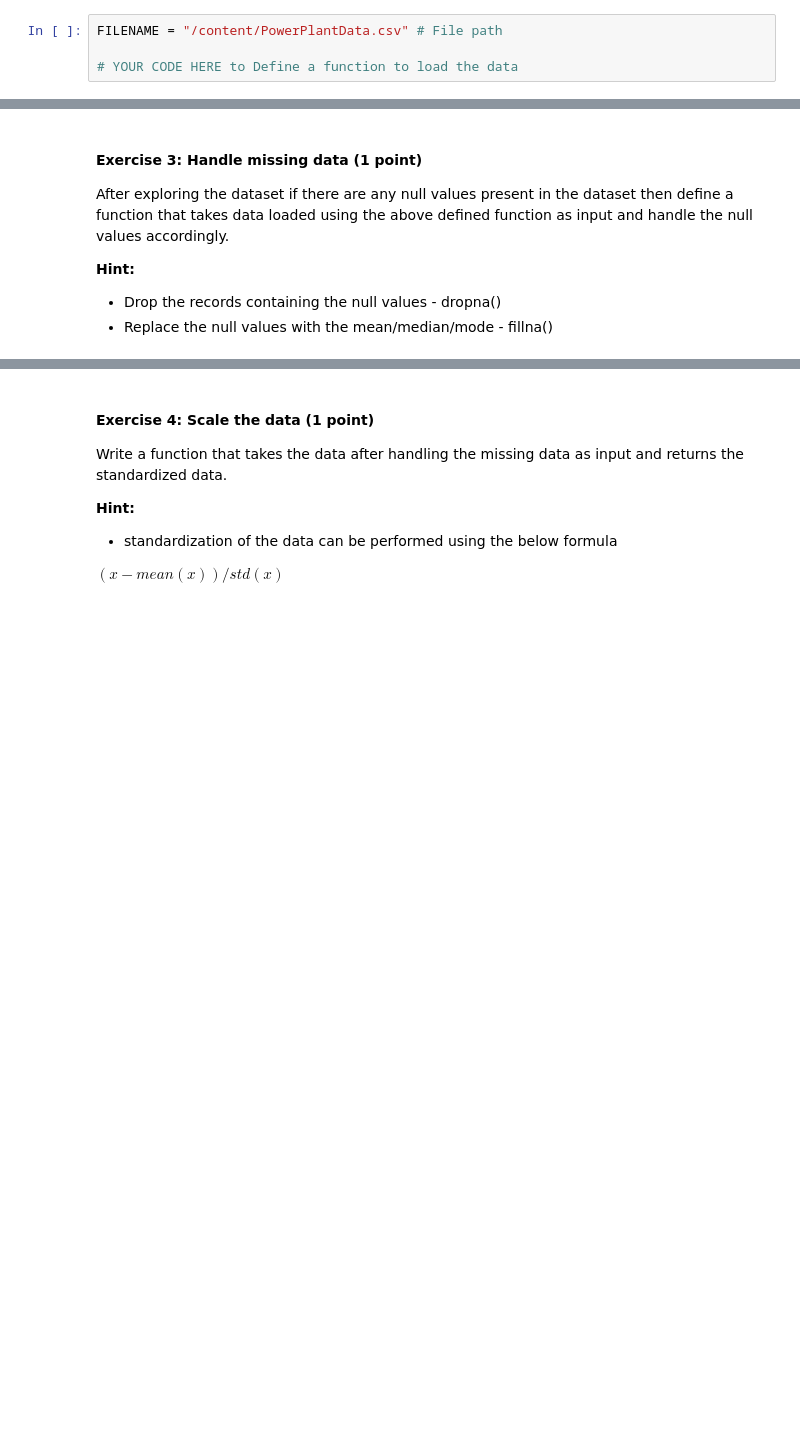
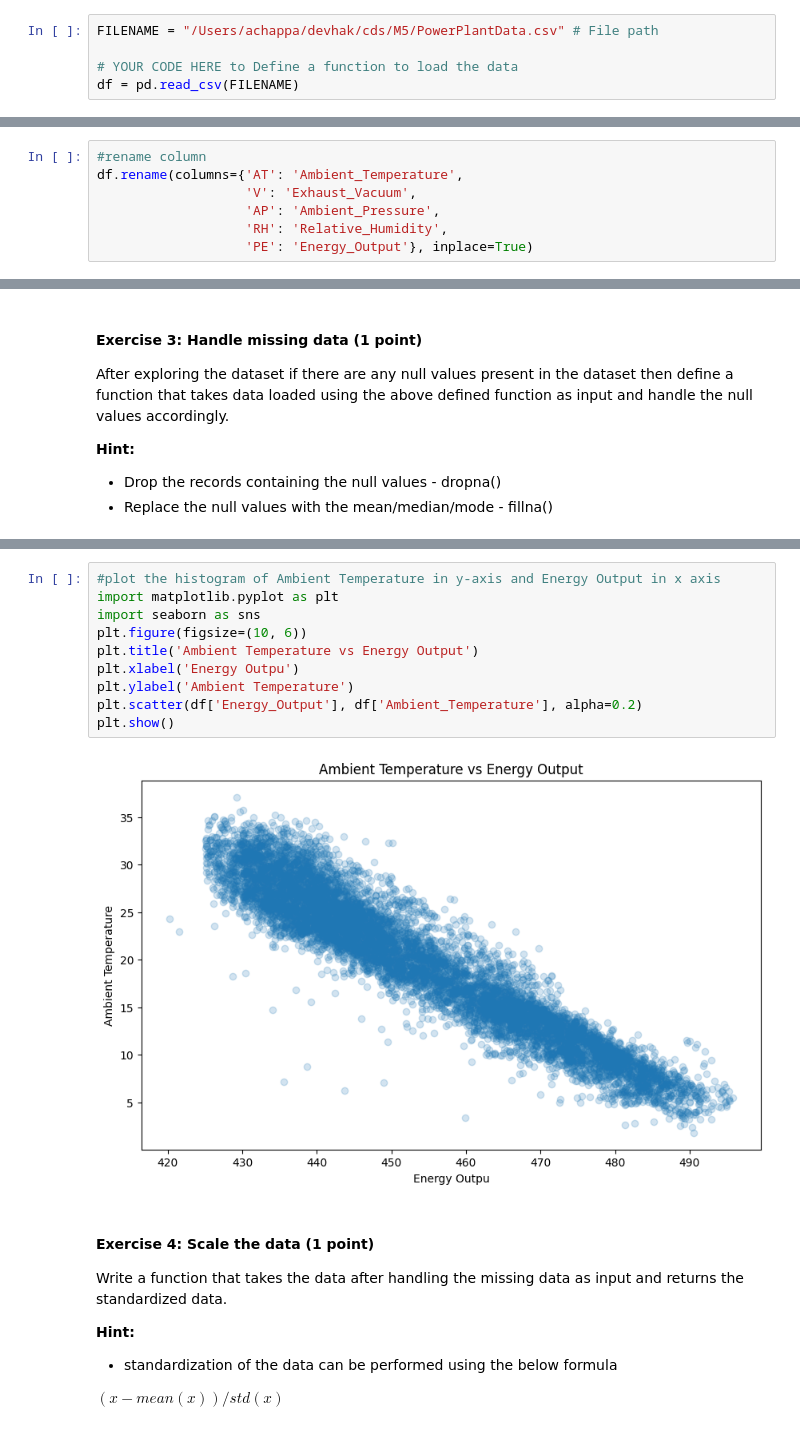
Before and after one commit to HarishAchappaKallira/hakcds, a Jupyter notebook: M5/M5_NB_MiniProject_01_MLR_MPI_OpenMP.ipynb, the cells around one changed output, grey strips where cells are left out. Drawn from its saved outputs; the diff is of its cells as text; blank space fills up the shorter version.

```diff
--- a/M5/M5_NB_MiniProject_01_MLR_MPI_OpenMP.ipynb
+++ b/M5/M5_NB_MiniProject_01_MLR_MPI_OpenMP.ipynb
@@ -76,9 +96,10 @@ Write a function that takes the filename as input and loads the data in a pandas
 
 **Hint:** read_csv()
 # %%
-FILENAME = "/content/PowerPlantData.csv" # File path
+FILENAME = "/Users/achappa/devhak/cds/M5/PowerPlantData.csv" # File path
 
 # YOUR CODE HERE to Define a function to load the data
+df = pd.read_csv(FILENAME)
 # %% [markdown]
 #### Exercise 2: Explore data (1 point)
 
@@ -94,0 +139,7 @@ Write a function that takes the data loaded using the above defined function as
+# %%
+#rename column
+df.rename(columns={'AT': 'Ambient_Temperature',
+                   'V': 'Exhaust_Vacuum',
+                   'AP': 'Ambient_Pressure',
+                   'RH': 'Relative_Humidity',
+                   'PE': 'Energy_Output'}, inplace=True)
@@ -108,3 +194,15 @@ After exploring the dataset if there are any null values present in the dataset
+# %%
+#plot the histogram of Ambient Temperature in y-axis and Energy Output in x axis
+import matplotlib.pyplot as plt
+import seaborn as sns
+plt.figure(figsize=(10, 6))
+plt.title('Ambient Temperature vs Energy Output')
+plt.xlabel('Energy Outpu')
+plt.ylabel('Ambient Temperature')
+plt.scatter(df['Energy_Output'], df['Ambient_Temperature'], alpha=0.2)
+plt.show()
+# %% [output]
+[figure, added]
 # %% [markdown]
 #### Exercise 4: Scale the data (1 point)
 
```
Also changed, not shown: parts of 9 cells of this notebook, 11 other files.
